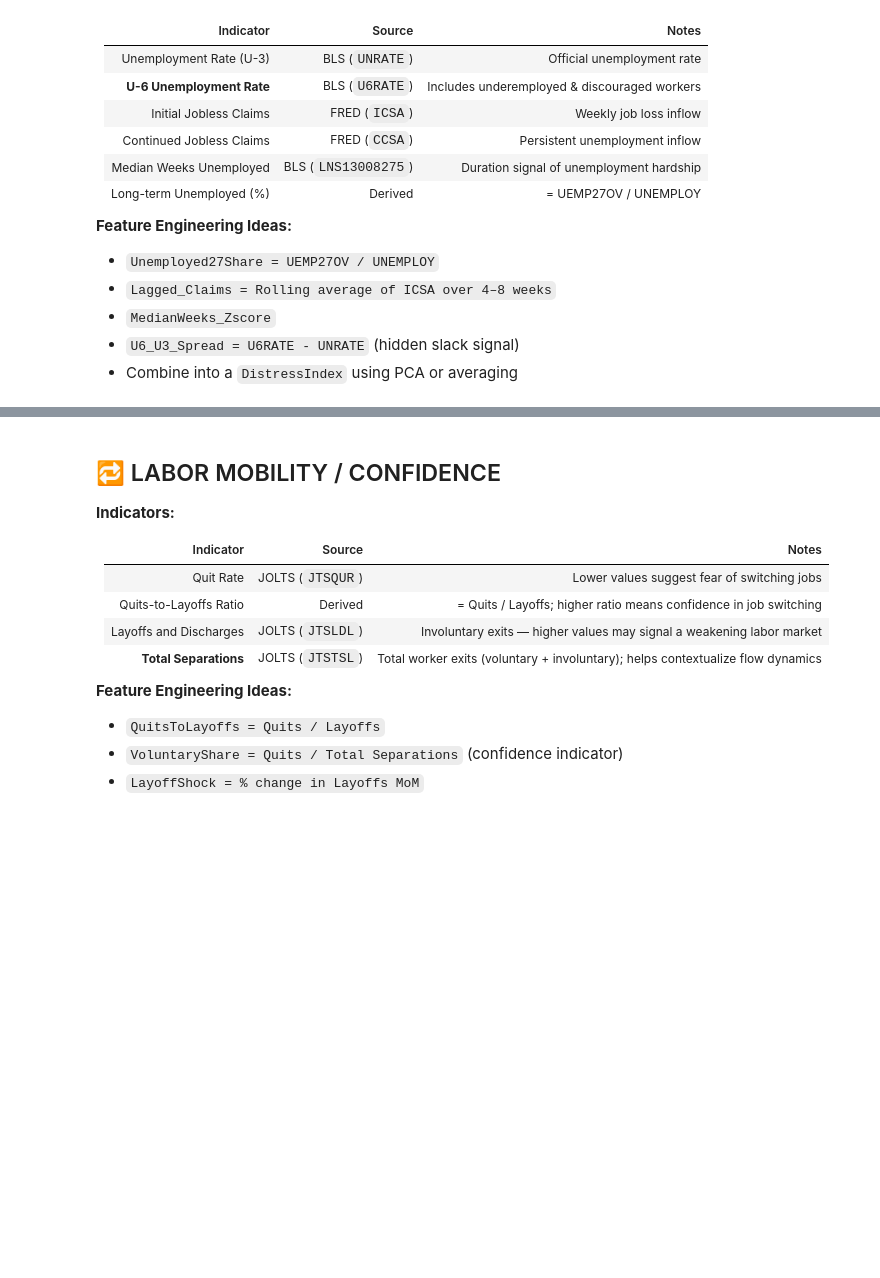
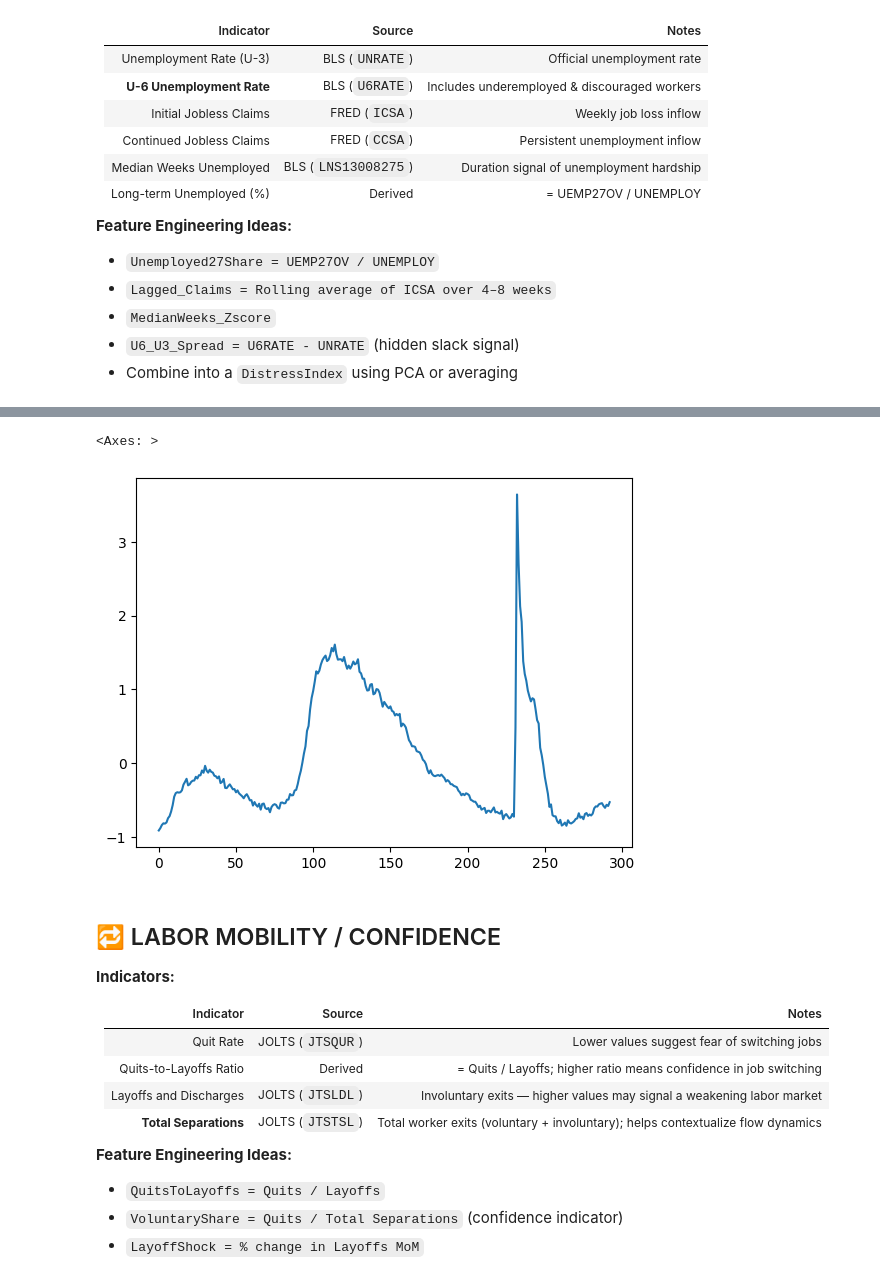
Before and after one commit to Makster04/Labor_Market_Index, a Jupyter notebook: JobMarket.ipynb, the cells around one changed output, grey strips where cells are left out. Drawn from its saved outputs; the diff is of its cells as text; code cells hidden in the pictures; blank space fills up the shorter version.

```diff
--- a/JobMarket.ipynb
+++ b/JobMarket.ipynb
@@ -100,3 +146,26 @@ LMD_df
+# %%
+stress_vars = [
+    '%_U3_Unemployment_Rate',
+    'U6_U3_Spread',
+    'Initial_Jobless_Claims',
+    'Continued_Jobless_Claims',
+    'Median_Weeks_Unemployed',
+    '%_Long_Term_Unemployed'
+]
+
+LMD_df['Labor_Stress_Index'] = LMD_df[stress_vars].apply(zscore).mean(axis=1)
+
+
+LMD_df['Stress_Label'] = pd.qcut(
+    LMD_df['Labor_Stress_Index'],
+    q=4,
+    labels=['Satisfied', 'Neutral', 'Stressing_Out', 'Deppression']
+)
+
+LMD_df['Labor_Stress_Index'].plot()
+# %% [output]
+<Axes: >
+[figure, added]
 # %% [markdown]
 ## 🔁 LABOR MOBILITY / CONFIDENCE
 
```
Also changed, not shown: parts of 49 cells of this notebook, 2 other files.
